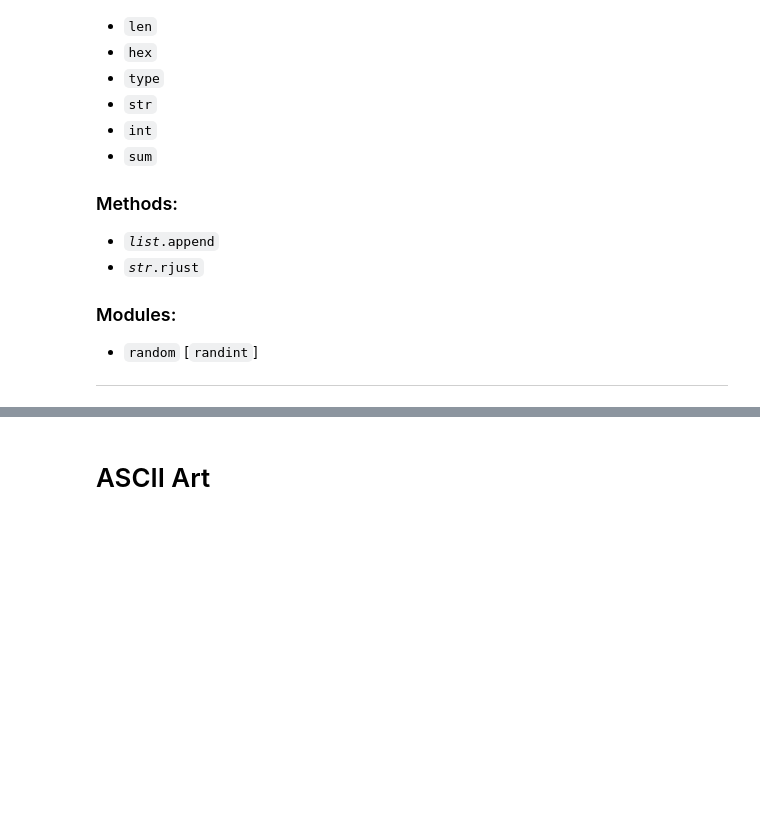
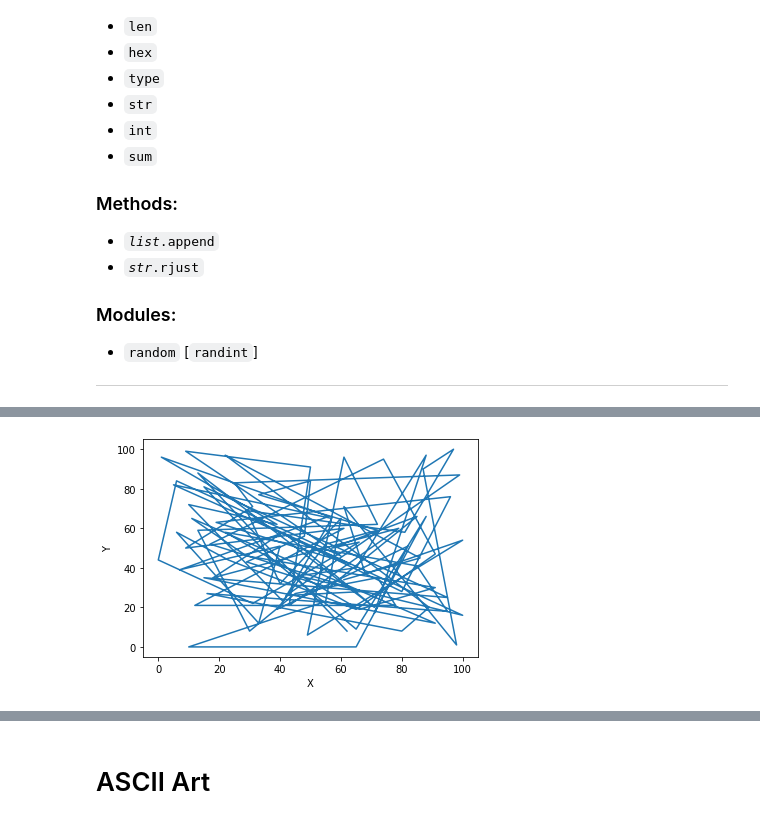
Before and after one commit to donnakgit/egd103, a Jupyter notebook: Tutorials/Topic05/Topic05_Exercises.ipynb, the cells around one changed output, grey strips where cells are left out. Cells and saved outputs as stored; diff of their text form; code cells hidden in the pictures; blank space fills up the shorter version.

Commit message:
New Topic06, revised Topics04 and 05
New tutorial 6; Moved Construct Coordinates exercise from Tute 4 to Tute 5.  Updated exercise file and solution files

```diff
--- a/Tutorials/Topic05/Topic05_Exercises.ipynb
+++ b/Tutorials/Topic05/Topic05_Exercises.ipynb
@@ -88,0 +99,87 @@
+# %%
+# Construct a list of 100 tuples representating coordinates on a cartesian plane.
+# Each tuple must be randomly generated value pairs between 0 and 100 inclusive.
+
+# import the randint method to generate a random integer
+from random import randint
+
+# library needed for plotting
+import matplotlib.pyplot as plt
+
+
+# list to store the coordinate tuples
+coordinates = []
+
+# WRITE YOUR ANSWER HERE
+
+
+
+print("The 100 randomly generated coordinates:")
+print(coordinates)
+print()
+
+# --------------------------------------------------------------
+# Eliminate any duplicate coordinate pairs by converting the list to a set
+# Hint:
+# * use the built-in function:
+#       set
+
+
+# WRITE YOUR ANSWER HERE
+
+
+
+print("Converting to a set will eliminate any duplicates.  Now of size:")
+print(len(unique_coordinates))
+print()
+
+# --------------------------------------------------------------
+# In order to plot the coordinates, create a list of all the
+# x coordinates, and a list of all the y coordinates.  Then plot
+# the coordinates.
+# Hint:
+# * read about zipping, and unzipping Python lists
+#   https://docs.python.org/3/library/functions.html#zip
+
+# WRITE YOUR ANSWER HERE
+
+
+
+# Create a scatter plot with those coordinate lists
+plt.plot(x_coords, y_coords)
+# label the axis
+plt.xlabel("X")
+plt.ylabel("Y")
+plt.show()
+
+# --------------------------------------------------------------
+# Convert the set back into a list so the coordinates can be sorted
+
+# WRITE YOUR ANSWER HERE
+
+
+
+# --------------------------------------------------------------
+# Now sort the list of coordinates using the list method:
+#    sort
+
+# WRITE YOUR ANSWER HERE
+
+
+
+# --------------------------------------------------------------
+# Once again, create a list of all the (now sorted)
+# x coordinates, and a list of all the (now sorted) y coordinates
+# and replot
+
+# WRITE YOUR ANSWER HERE
+
+
+
+# Create a scatter plot with those coordinate lists
+plt.plot(x_coords, y_coords)
+# label the axis
+plt.xlabel("X")
+plt.ylabel("Y")
+plt.show()
+# %% [output]
@@ -88,0 +191 @@
+[figure, added]
```
Also changed, not shown: parts of 3 cells of this notebook, 3 other files.
